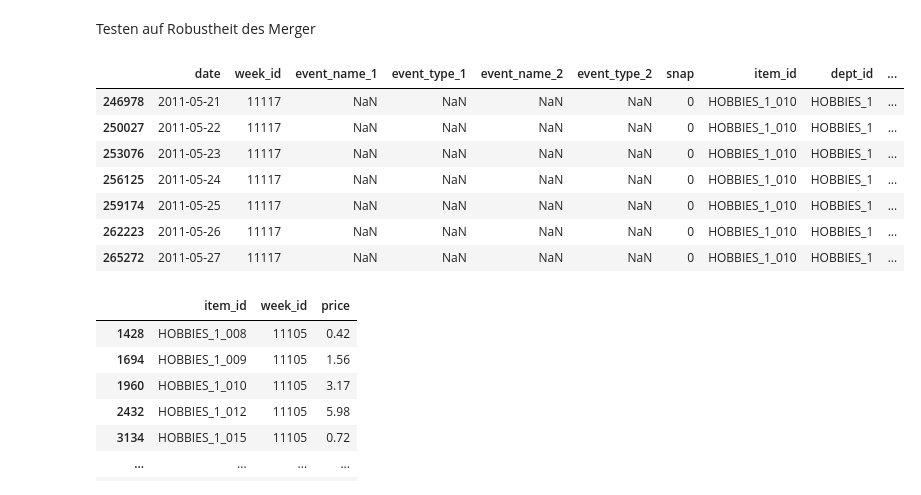
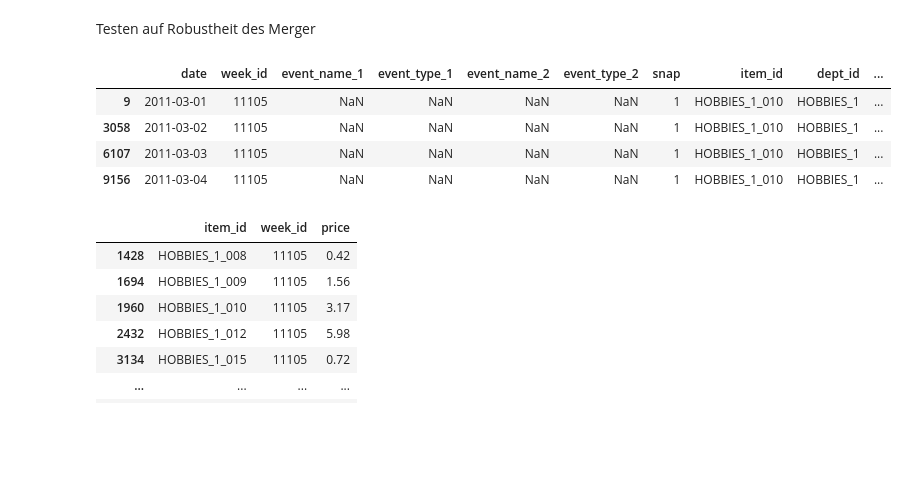
Before and after one commit to EdwinUe/BAB_WS22-23, a Jupyter notebook: Code/002BusinessAnalyticsBProjekt.ipynb, the cells around one changed output. Cells and saved outputs as stored; diff of their text form; code cells hidden in the pictures; blank space fills up the shorter version.

```diff
--- a/Code/002BusinessAnalyticsBProjekt.ipynb
+++ b/Code/002BusinessAnalyticsBProjekt.ipynb
@@ -436,0 +493,3 @@ df_calsales
+# %%
+df_item_description = df_sales[df_sales['date']==	'2011-03-01']
+df_item_description
@@ -436,0 +510,3 @@ df_calsales
+# %%
+df_future = pd.merge(df_future,df_item_description[['item_id','dept_id','cat_id']],how='left',on=['item_id'])
+df_future
@@ -437,2 +575,3 @@ df_calsales
 # %%
-df = pd.merge(df_calsales,df_price,how='left',on=['week_id','item_id'])
+df_past = pd.merge(df_calsales_past,df_price,how='left',on=['week_id','item_id'])
+df_past
@@ -454,0 +592,5 @@ df
+# %%
+list_df = [df_past,df_future]
+df = pd.concat(list_df)
+df = df.reset_index(drop=True)
+df
@@ -455,16 +611,13 @@ df
 # %% [markdown]
 Testen auf Robustheit des Merger
 # %%
-df[(df['item_id']=='HOBBIES_1_010')&(df['week_id']==11117)]
+df[(df['item_id']=='HOBBIES_1_010')&(df['week_id']==11105)]
 # %% [output]
 |  | date | week_id | event_name_1 | event_type_1 | event_name_2 | event_type_2 | snap | item_id | dept_id | ... |
-| 246978 | 2011-05-21 | 11117 | NaN | NaN | NaN | NaN | 0 | HOBBIES_1_010 | HOBBIES_1 | ... |
-| 250027 | 2011-05-22 | 11117 | NaN | NaN | NaN | NaN | 0 | HOBBIES_1_010 | HOBBIES_1 | ... |
-| 253076 | 2011-05-23 | 11117 | NaN | NaN | NaN | NaN | 0 | HOBBIES_1_010 | HOBBIES_1 | ... |
-| 256125 | 2011-05-24 | 11117 | NaN | NaN | NaN | NaN | 0 | HOBBIES_1_010 | HOBBIES_1 | ... |
-| 259174 | 2011-05-25 | 11117 | NaN | NaN | NaN | NaN | 0 | HOBBIES_1_010 | HOBBIES_1 | ... |
-| 262223 | 2011-05-26 | 11117 | NaN | NaN | NaN | NaN | 0 | HOBBIES_1_010 | HOBBIES_1 | ... |
-| 265272 | 2011-05-27 | 11117 | NaN | NaN | NaN | NaN | 0 | HOBBIES_1_010 | HOBBIES_1 | ... |
+| 9 | 2011-03-01 | 11105 | NaN | NaN | NaN | NaN | 1 | HOBBIES_1_010 | HOBBIES_1 | ... |
+| 3058 | 2011-03-02 | 11105 | NaN | NaN | NaN | NaN | 1 | HOBBIES_1_010 | HOBBIES_1 | ... |
+| 6107 | 2011-03-03 | 11105 | NaN | NaN | NaN | NaN | 1 | HOBBIES_1_010 | HOBBIES_1 | ... |
+| 9156 | 2011-03-04 | 11105 | NaN | NaN | NaN | NaN | 1 | HOBBIES_1_010 | HOBBIES_1 | ... |
 # %%
 df_price[df_price['week_id']==11105]
 # %% [output]
```
Also changed, not shown: parts of 31 cells of this notebook, 1 other file.
